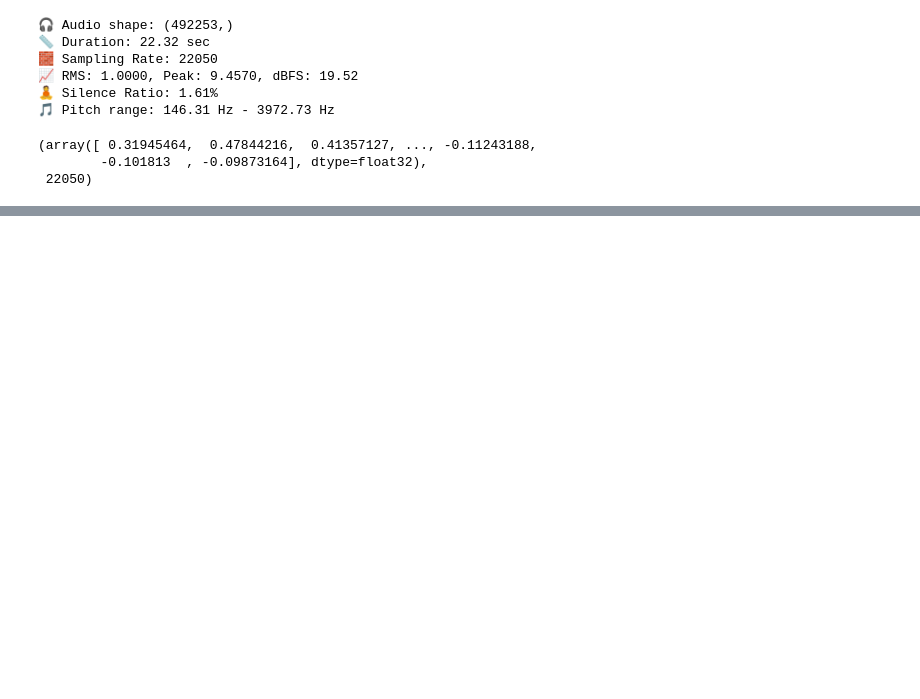
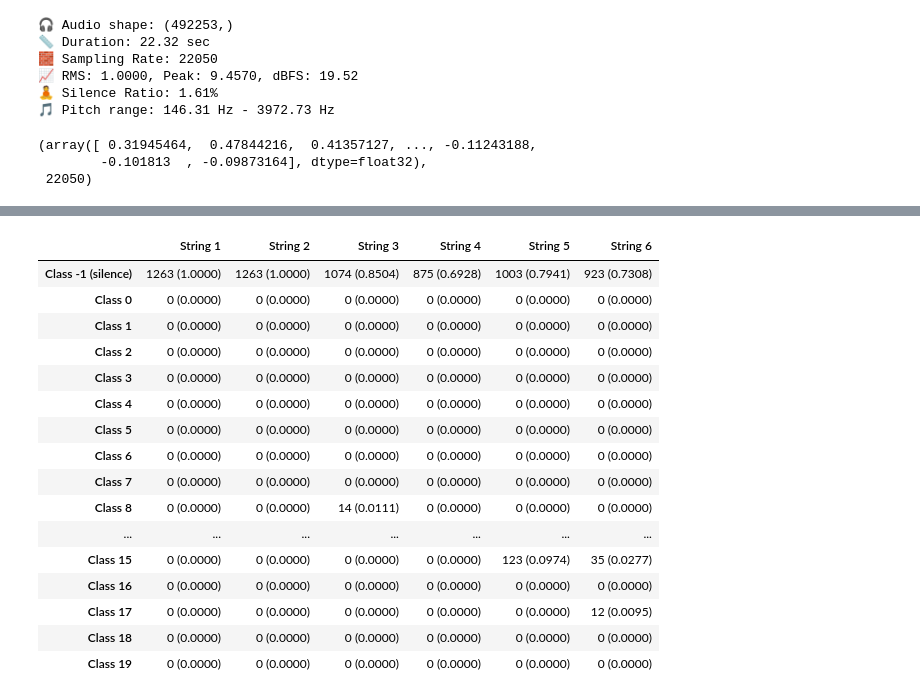
Before and after one commit to ErenReyhanlioglu/Guitar-Transcription, a Jupyter notebook: data_balancing/multi_class_data_balancing.ipynb, the cells around one changed output, grey strips where cells are left out. Cells and saved outputs as stored; diff of their text form; code cells hidden in the pictures; blank space fills up the shorter version.

```diff
--- a/data_balancing/multi_class_data_balancing.ipynb
+++ b/data_balancing/multi_class_data_balancing.ipynb
@@ -1024,0 +1163,21 @@ display(df)
+# %%
+df_distribution = compute_per_string_class_distribution_from_dict(final_data)
+display(df_distribution)
+# %% [output]
+|  | String 1 | String 2 | String 3 | String 4 | String 5 | String 6 |
+| Class -1 (silence) | 1263 (1.0000) | 1263 (1.0000) | 1074 (0.8504) | 875 (0.6928) | 1003 (0.7941) | 923 (0.7308) |
+| Class 0 | 0 (0.0000) | 0 (0.0000) | 0 (0.0000) | 0 (0.0000) | 0 (0.0000) | 0 (0.0000) |
+| Class 1 | 0 (0.0000) | 0 (0.0000) | 0 (0.0000) | 0 (0.0000) | 0 (0.0000) | 0 (0.0000) |
+| Class 2 | 0 (0.0000) | 0 (0.0000) | 0 (0.0000) | 0 (0.0000) | 0 (0.0000) | 0 (0.0000) |
+| Class 3 | 0 (0.0000) | 0 (0.0000) | 0 (0.0000) | 0 (0.0000) | 0 (0.0000) | 0 (0.0000) |
+| Class 4 | 0 (0.0000) | 0 (0.0000) | 0 (0.0000) | 0 (0.0000) | 0 (0.0000) | 0 (0.0000) |
+| Class 5 | 0 (0.0000) | 0 (0.0000) | 0 (0.0000) | 0 (0.0000) | 0 (0.0000) | 0 (0.0000) |
+| Class 6 | 0 (0.0000) | 0 (0.0000) | 0 (0.0000) | 0 (0.0000) | 0 (0.0000) | 0 (0.0000) |
+| Class 7 | 0 (0.0000) | 0 (0.0000) | 0 (0.0000) | 0 (0.0000) | 0 (0.0000) | 0 (0.0000) |
+| Class 8 | 0 (0.0000) | 0 (0.0000) | 14 (0.0111) | 0 (0.0000) | 0 (0.0000) | 0 (0.0000) |
+| ... | ... | ... | ... | ... | ... | ... |
+| Class 15 | 0 (0.0000) | 0 (0.0000) | 0 (0.0000) | 0 (0.0000) | 123 (0.0974) | 35 (0.0277) |
+| Class 16 | 0 (0.0000) | 0 (0.0000) | 0 (0.0000) | 0 (0.0000) | 0 (0.0000) | 0 (0.0000) |
+| Class 17 | 0 (0.0000) | 0 (0.0000) | 0 (0.0000) | 0 (0.0000) | 0 (0.0000) | 12 (0.0095) |
+| Class 18 | 0 (0.0000) | 0 (0.0000) | 0 (0.0000) | 0 (0.0000) | 0 (0.0000) | 0 (0.0000) |
+| Class 19 | 0 (0.0000) | 0 (0.0000) | 0 (0.0000) | 0 (0.0000) | 0 (0.0000) | 0 (0.0000) |
```
Also changed, not shown: parts of 75 cells of this notebook, 15 other files.
